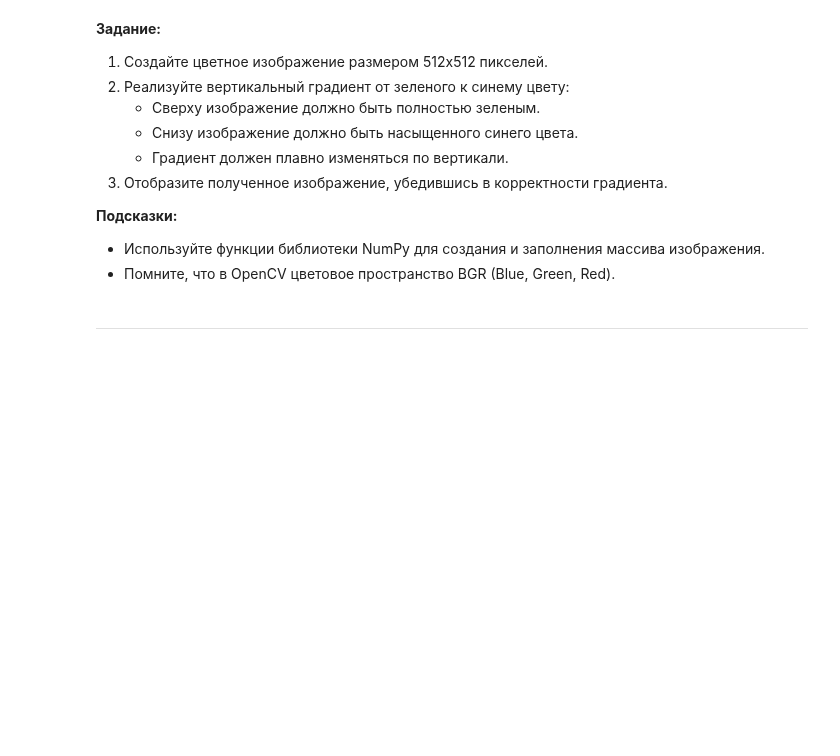
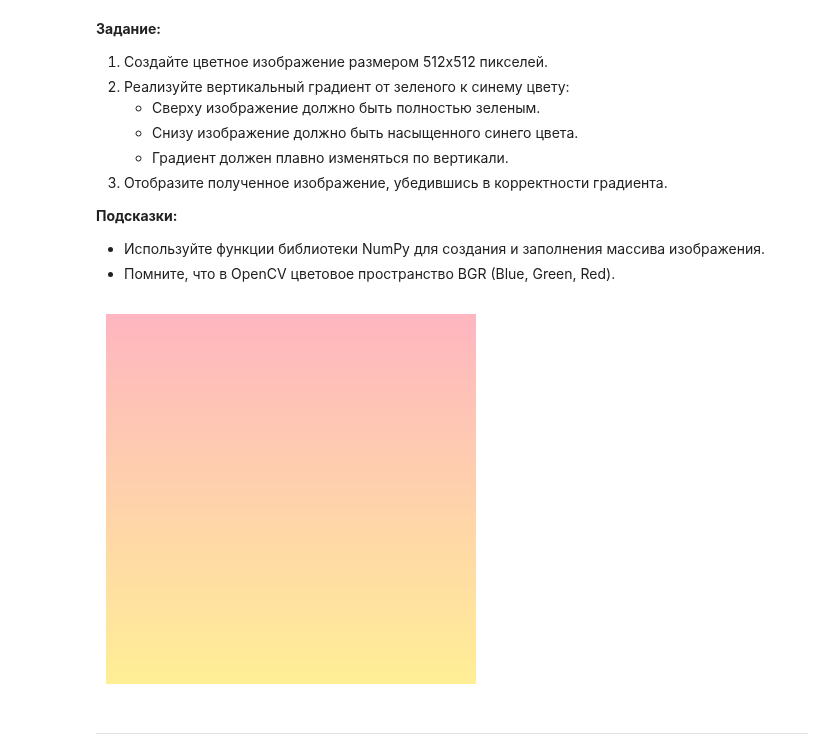
Before and after one commit to nakitava/image_processing, a Jupyter notebook: Практическая_работа_№4_Основные_методы_OpenCV_Часть_№2.ipynb, the cells around one changed output. Drawn from its saved outputs; the diff is of its cells as text; code cells hidden in the pictures; blank space fills up the shorter version.

```diff
--- a/Практическая_работа_№4_Основные_методы_OpenCV_Часть_№2.ipynb
+++ b/Практическая_работа_№4_Основные_методы_OpenCV_Часть_№2.ipynb
@@ -42,3 +49,18 @@ import urllib.request
+# %%
+image = np.zeros((512, 512, 3), dtype=np.uint8)
+t = np.linspace(0, 1, 512)[:, None]
+
+pink_bgr  = np.array([193, 182, 255])
+yellow_bgr = np.array([150, 239, 255])
+
+for c in range(3):
+    image[:, :, c] = (pink_bgr[c] * (1 - t) + yellow_bgr[c] * t).astype(np.uint8)[None, :]
+
+plt.imshow(cv.cvtColor(image, cv.COLOR_BGR2RGB))
+plt.axis('off')
+plt.show()
+# %% [output]
+[figure, added]
 # %% [markdown]
 ---
 # %% [markdown]
```
Also changed, not shown: parts of 9 cells of this notebook.
